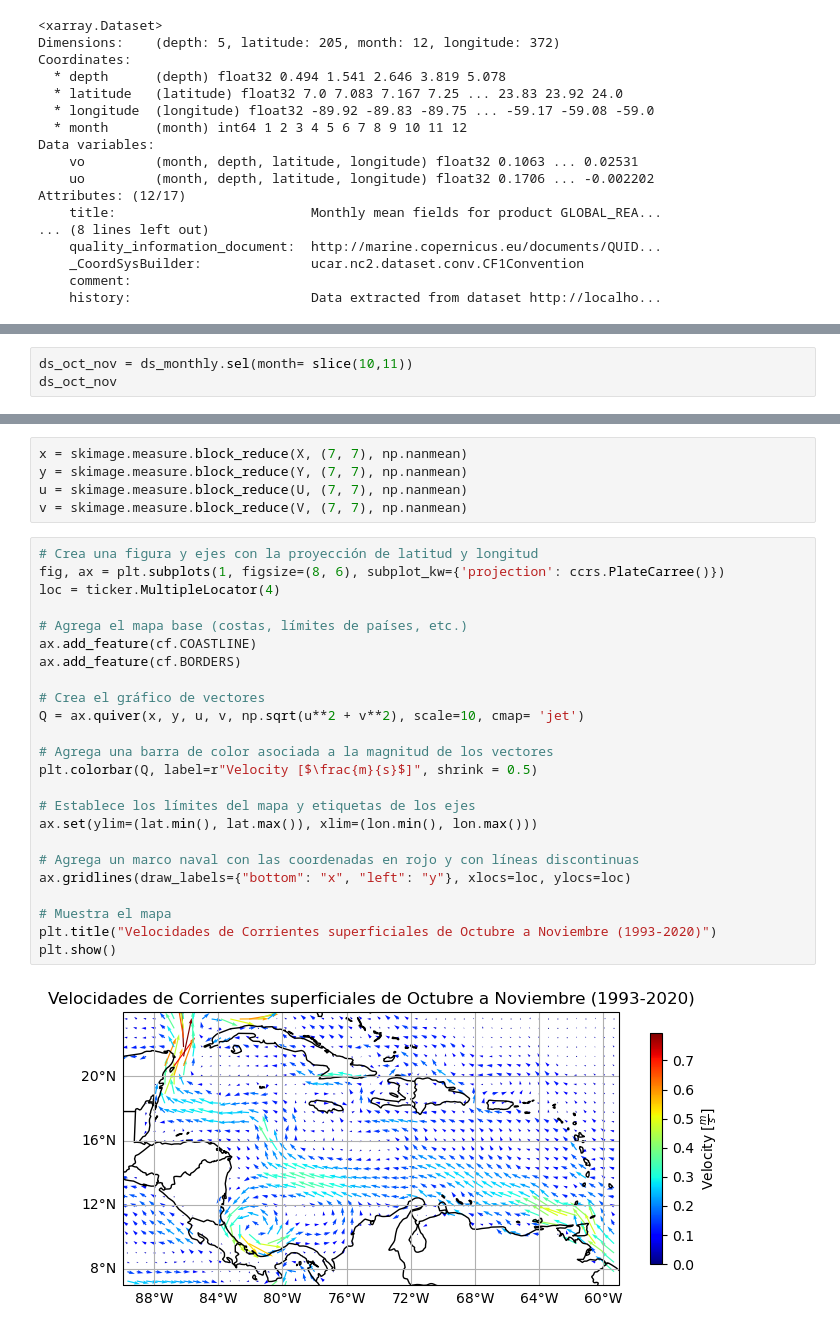
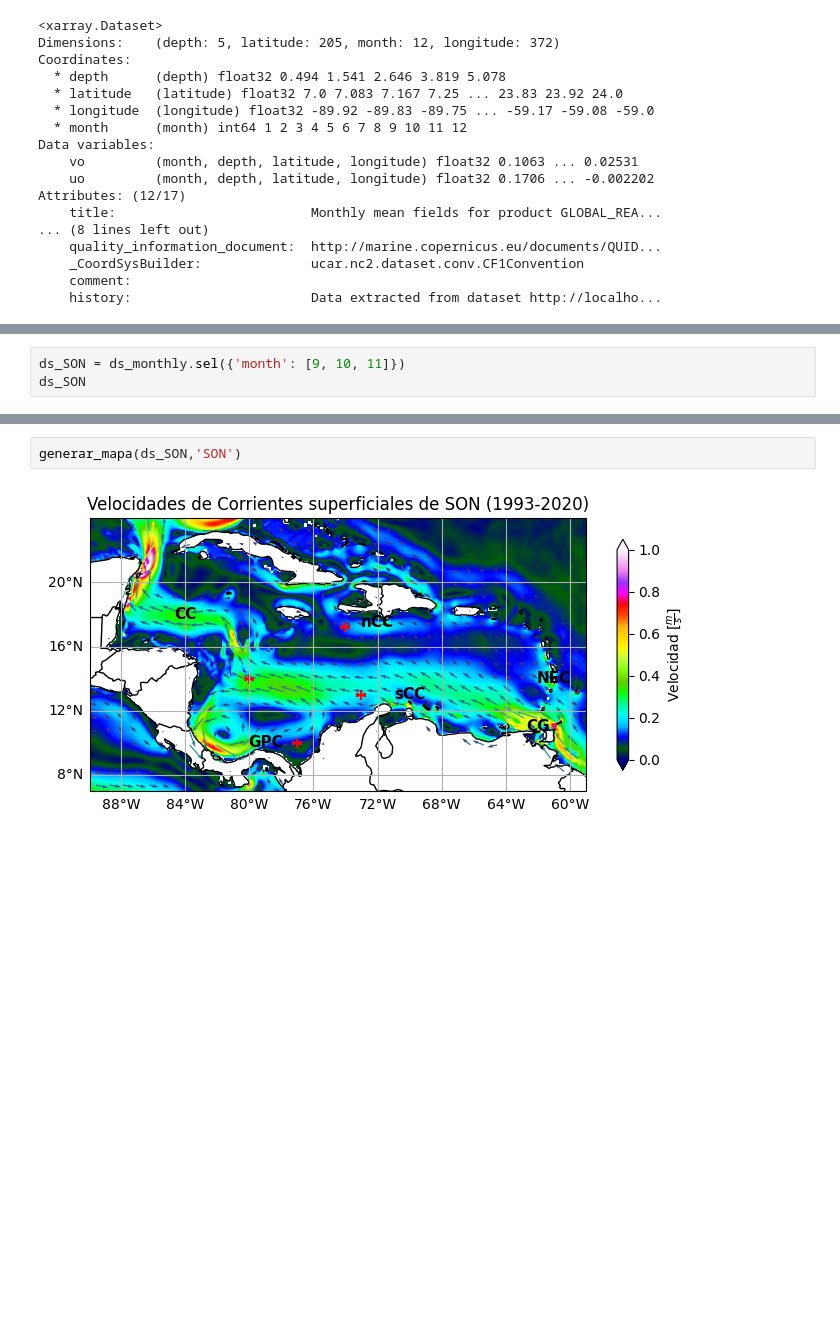
Before and after one commit to neyberson/Oceanography_analysis, a Jupyter notebook: Scripts/mapas_estacionales.ipynb, the cells around one changed output, grey strips where cells are left out. Drawn from its saved outputs; the diff is of its cells as text; blank space fills up the shorter version.

```diff
--- a/Scripts/mapas_estacionales.ipynb
+++ b/Scripts/mapas_estacionales.ipynb
@@ -238,5 +203,5 @@ plt.show()
 # %%
-ds_oct_nov = ds_monthly.sel(month= slice(10,11))
-ds_oct_nov
+ds_SON = ds_monthly.sel({'month': [9, 10, 11]})
+ds_SON
 # %% [output]
 <xarray.Dataset>
@@ -266,31 +224,4 @@ X, Y = np.meshgrid(lon, lat)
-# %%
-x = skimage.measure.block_reduce(X, (7, 7), np.nanmean)
-y = skimage.measure.block_reduce(Y, (7, 7), np.nanmean)
-u = skimage.measure.block_reduce(U, (7, 7), np.nanmean)
-v = skimage.measure.block_reduce(V, (7, 7), np.nanmean)
-# %%
-# Crea una figura y ejes con la proyección de latitud y longitud
-fig, ax = plt.subplots(1, figsize=(8, 6), subplot_kw={'projection': ccrs.PlateCarree()})
-loc = ticker.MultipleLocator(4)
-
-# Agrega el mapa base (costas, límites de países, etc.)
-ax.add_feature(cf.COASTLINE)
-ax.add_feature(cf.BORDERS)
-
-# Crea el gráfico de vectores
-Q = ax.quiver(x, y, u, v, np.sqrt(u**2 + v**2), scale=10, cmap= 'jet')
-
-# Agrega una barra de color asociada a la magnitud de los vectores
-plt.colorbar(Q, label=r"Velocity [$\frac{m}{s}$]", shrink = 0.5)
-
-# Establece los límites del mapa y etiquetas de los ejes
-ax.set(ylim=(lat.min(), lat.max()), xlim=(lon.min(), lon.max()))
-
-# Agrega un marco naval con las coordenadas en rojo y con líneas discontinuas
-ax.gridlines(draw_labels={"bottom": "x", "left": "y"}, xlocs=loc, ylocs=loc)
-
-# Muestra el mapa
-plt.title("Velocidades de Corrientes superficiales de Octubre a Noviembre (1993-2020)")
-plt.show()
-# %% [output]
-[figure, removed]
+# %%
+generar_mapa(ds_SON,'SON')
+# %% [output]
+[figure, added]
```
Also changed, not shown: parts of 26 cells of this notebook, 5 other files.
